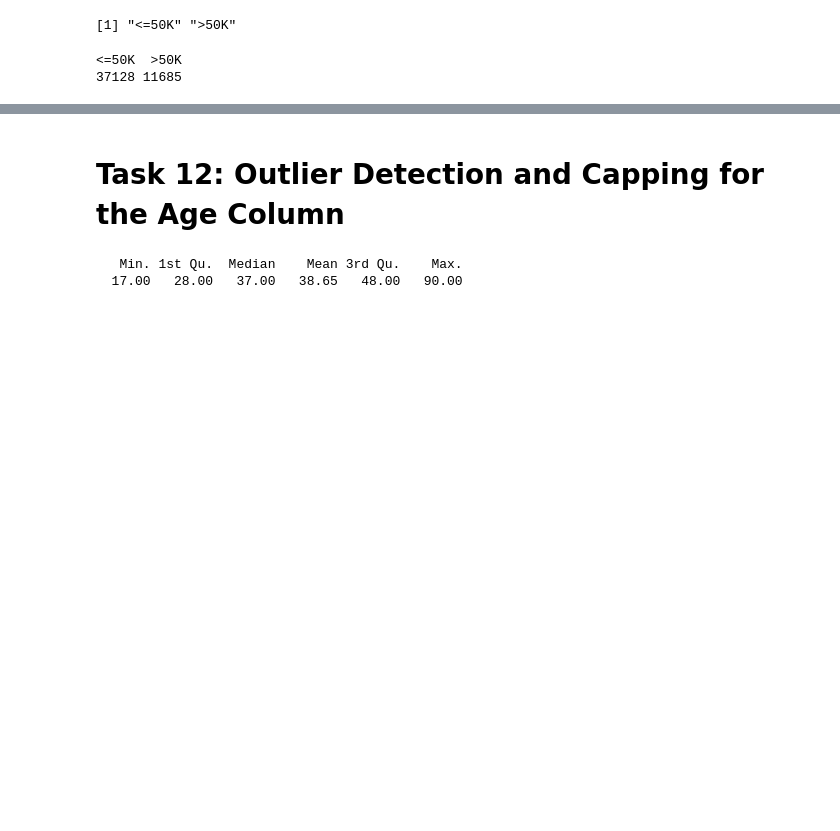
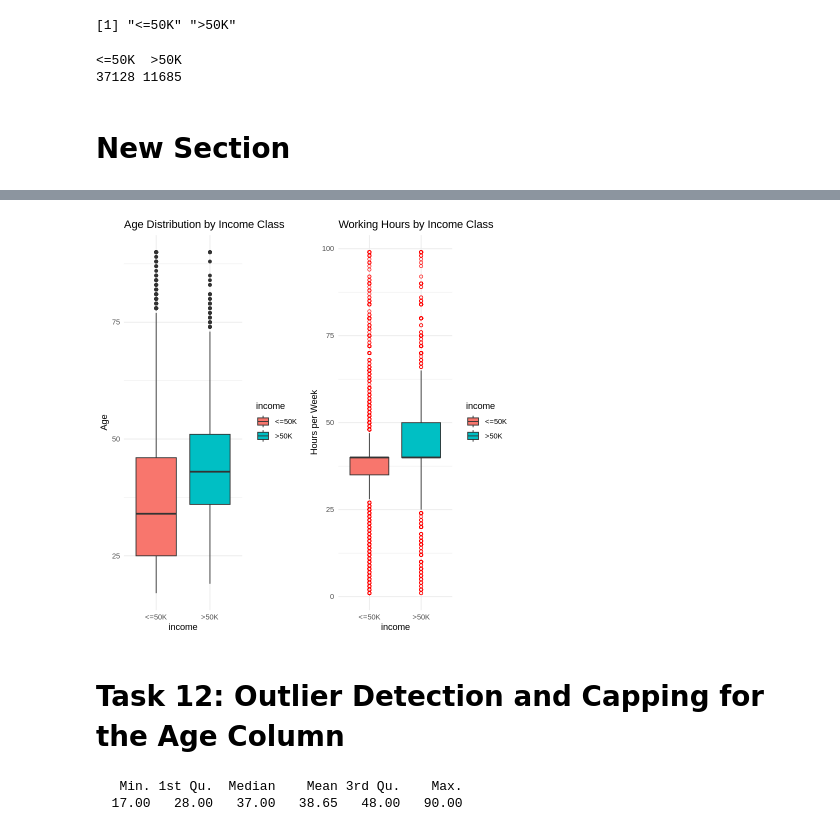
Before and after one commit to zephyrhasib/IDS, a Jupyter notebook: IDS_MidTerm_Project_r.ipynb, the cells around one changed output, grey strips where cells are left out. Drawn from its saved outputs; the diff is of its cells as text; code cells hidden in the pictures; blank space fills up the shorter version.

```diff
--- a/IDS_MidTerm_Project_r.ipynb
+++ b/IDS_MidTerm_Project_r.ipynb
@@ -382,3 +382,22 @@ table(adult$income)
 [1] "<=50K" ">50K"
 <=50K  >50K
 37128 11685
+# %% [markdown]
+# New Section
+# %%
+install.packages("gridExtra")
+library(ggplot2)
+library(gridExtra)
+
+plot1 <- ggplot(adult, aes(x = income, y = age, fill = income)) +
+  geom_boxplot() +
+  labs(title = "Age Distribution by Income Class", y = "Age") +
+  theme_minimal()
+
+plot2 <- ggplot(adult, aes(x = income, y = hours_per_week, fill = income)) +
+  geom_boxplot(outlier.color = "red", outlier.shape = 1) +
+  labs(title = "Working Hours by Income Class", y = "Hours per Week") +
+  theme_minimal()
+
+grid.arrange(plot1, plot2, ncol = 2)
+# %% [output]
@@ -385,3 +406,4 @@ table(adult$income)
+[figure, added]
 # %% [markdown]
 # Task 12: Outlier Detection and Capping for the Age Column
 # %%
```
Also changed, not shown: parts of 4 cells of this notebook.
